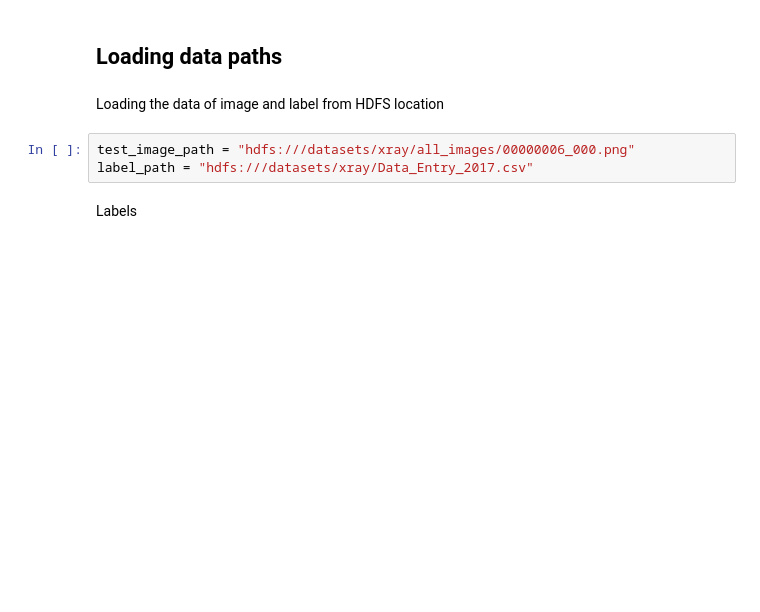
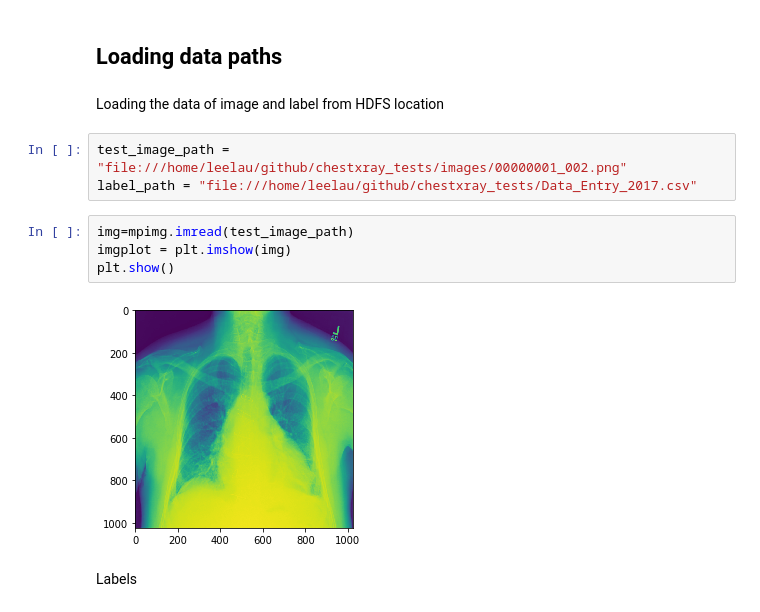
Before and after one commit to dell-ai-engineering/BigDL-ImageProcessing-Examples, a Jupyter notebook: ChestXray_Inference.ipynb, the cells around one changed output. Cells and saved outputs as stored; diff of their text form; blank space fills up the shorter version.

Commit message:
updated with xray image and prediction results

```diff
--- a/ChestXray_Inference.ipynb
+++ b/ChestXray_Inference.ipynb
@@ -38,9 +41,15 @@ sqlContext = SQLContext(sc)
 ## Loading data paths
 # %% [markdown]
 Loading the data of image and label from HDFS location
-# %%
-test_image_path = "hdfs:///datasets/xray/all_images/00000006_000.png"
-label_path = "hdfs:///datasets/xray/Data_Entry_2017.csv"
+# %%
+test_image_path = "file:///home/leelau/github/chestxray_tests/images/00000001_002.png"
+label_path = "file:///home/leelau/github/chestxray_tests/Data_Entry_2017.csv"
+# %%
+img=mpimg.imread(test_image_path)
+imgplot = plt.imshow(img)
+plt.show()
+# %% [output]
+[figure, added]
 # %% [markdown]
 Labels
 # %%
```
Also changed, not shown: parts of 6 cells of this notebook.
